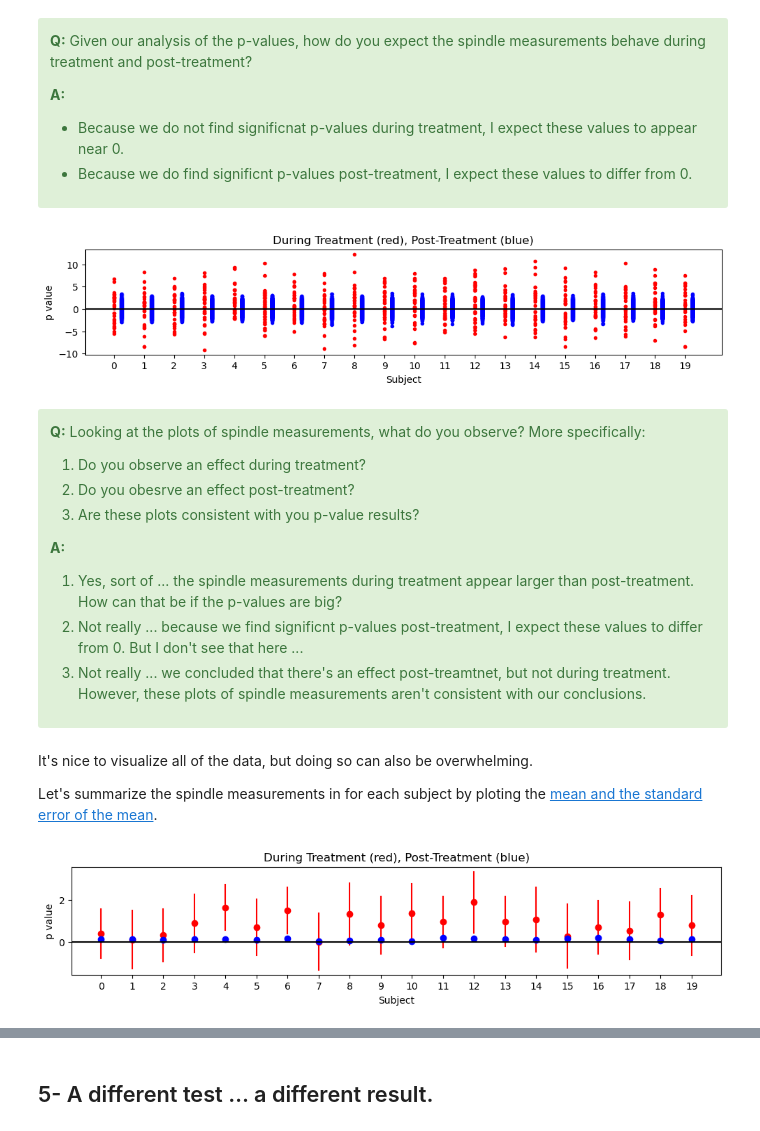
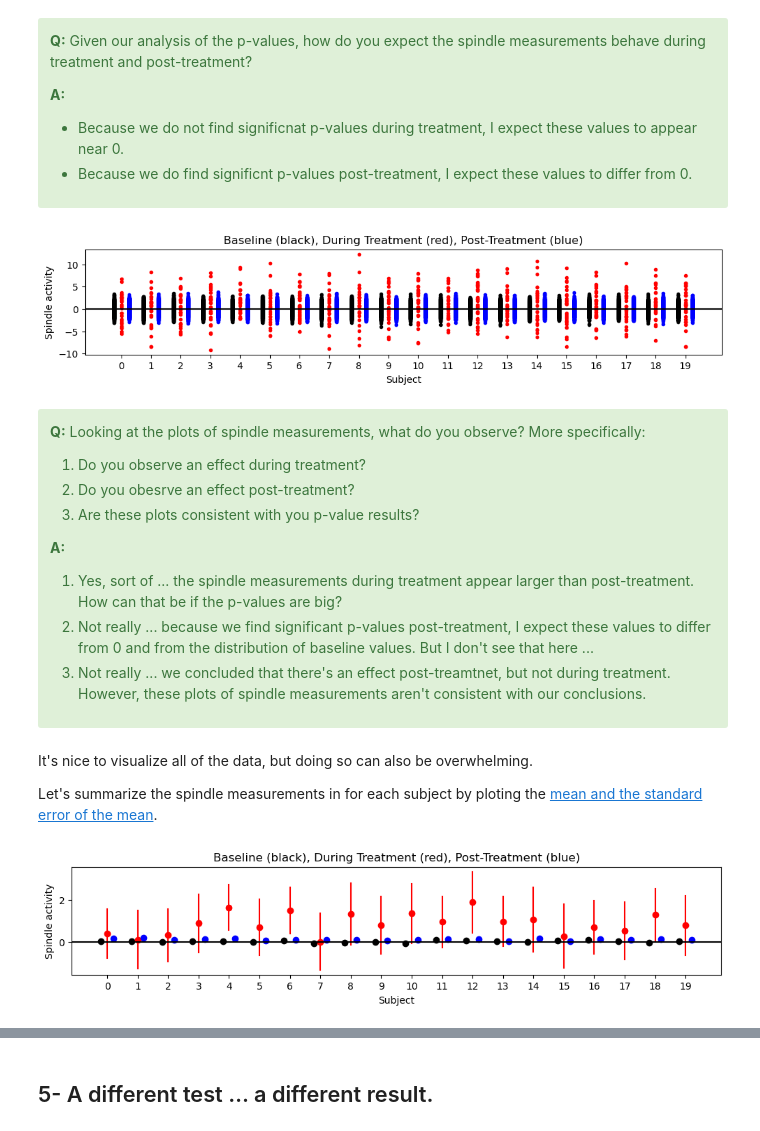
Before and after one commit to Mark-Kramer/METER-Units, a Jupyter notebook: METER_P_Values.ipynb, the cells around one changed output, grey strips where cells are left out. Saved outputs shown, nothing was run; the diff lists cells and outputs as text; code cells hidden in the pictures.

```diff
--- a/METER_P_Values.ipynb
+++ b/METER_P_Values.ipynb
@@ -96,7 +91,7 @@ Correct ansewr: Mean spindle rate post-treatment = 0.
 # %% [markdown]
 Now, let's load the data and compute the p-values.
 # %%
-during_treatment, post_treatment = load_data()
+baseline, during_treatment, post_treatment = load_data()
 # %% [markdown]
 Let's start by investigating the structure of the data.
 # %%
@@ -116,9 +158,6 @@ Let's now compute the p-values during treatment:
 # %%
-result = stats.ttest_1samp(during_treatment,popmean=0,alternative='greater')
+result = stats.ttest_1samp(during_treatment,popmean=0)
 p_value_during = result.pvalue
-
-result = stats.ttest_1samp(post_treatment,  popmean=0,alternative='greater')
-p_value_post   = result.pvalue
 # %% [markdown]
 Let's investigate the shape of these results:
 # %%
@@ -254,0 +327,3 @@ Sorted p-value post-treatment   =
+# %%
+for k in np.arange(0,20):
+    print('Subject ', k, ', p=', np.array2string(p_value_post[k], precision=5))
@@ -349,18 +510,18 @@ Now, let's return to the spindle measurements and look at those values directly.
 
 </div>
 # %%
-# Plot the spiking from an example neuron.
 plt.figure(figsize=(12, 2))
+for k in np.arange(0,20):
+    plt.plot(np.tile(k,(840,1))-0.25, baseline[:,k], '.', color='k')
 for k in np.arange(0,20):
     plt.plot(np.tile(k,(30,1)), during_treatment[:,k], '.', color='r')
 for k in np.arange(0,20):
     plt.plot(np.tile(k,(840,1))+0.25, post_treatment[:,k], '.', color='b')
 plt.axhline(y=0, color='k')
-#plt.plot(during_treatment);
-plt.xlabel('Subject'); plt.ylabel('p value'); plt.title('During Treatment (red), Post-Treatment (blue)'); #plt.ylim([0,1]);
+plt.xlabel('Subject'); plt.ylabel('Spindle activity'); plt.title('Baseline (black), During Treatment (red), Post-Treatment (blue)'); #plt.ylim([0,1]);
 plt.xticks(np.arange(0,20));
 # %% [output]
-[figure, old version]
+[figure, new version]
 # %% [markdown]
 <div class="alert alert-block alert-success">
 
@@ -371,7 +532,7 @@ plt.xticks(np.arange(0,20));
 
 **A:**
 1. Yes, sort of ... the spindle measurements during treatment appear larger than post-treatment. How can that be if the p-values are big?
-2. Not really ... because we  find significnt p-values post-treatment, I expect these values to differ from 0. But I don't see that here ...
+2. Not really ... because we find significant p-values post-treatment, I expect these values to differ from 0 and from the distribution of baseline values. But I don't see that here ...
 3. Not really ... we concluded that there's an effect post-treamtnet, but not during treatment. However, these plots of spindle measurements aren't consistent with our conclusions.
 
 </div>
@@ -382,6 +543,12 @@ Let's summarize the spindle measurements in for each subject by ploting the [mea
 # %%
 # Plot the spiking from an example neuron.
 plt.figure(figsize=(12, 2))
+for k in np.arange(0,20):
+    mn = np.mean(baseline[:,k]);
+    sd = np.std( baseline[:,k]);
+    K  = np.shape(baseline)[0];
+    plt.plot(k-0.2, mn, 'o', color='k')
+    plt.plot([k-0.2,k-0.2], [mn-2*sd/np.sqrt(K), mn+2*sd/np.sqrt(K)], color='k')
 for k in np.arange(0,20):
     mn = np.mean(during_treatment[:,k]);
     sd = np.std( during_treatment[:,k]);
@@ -392,13 +559,13 @@ for k in np.arange(0,20):
     mn = np.mean(post_treatment[:,k]);
     sd = np.std( post_treatment[:,k]);
     K  = np.shape(post_treatment)[0];
-    plt.plot(k, mn, 'o', color='b')
-    plt.plot([k,k], [mn-2*sd/np.sqrt(K), mn+2*sd/np.sqrt(K)], color='b')
+    plt.plot(k+0.2, mn, 'o', color='b')
+    plt.plot([k+0.2,k+0.2], [mn-2*sd/np.sqrt(K), mn+2*sd/np.sqrt(K)], color='b')
 plt.axhline(y=0, color='k')
-plt.xlabel('Subject'); plt.ylabel('p value'); plt.title('During Treatment (red), Post-Treatment (blue)');
+plt.xlabel('Subject'); plt.ylabel('Spindle activity'); plt.title('Baseline (black), During Treatment (red), Post-Treatment (blue)');
 plt.xticks(np.arange(0,20));
 # %% [output]
-[figure, old version]
+[figure, new version]
 # %% [markdown]
 <div class="alert alert-block alert-success">
 
```
Also changed, not shown: parts of 70 cells of this notebook, 3 other files.
